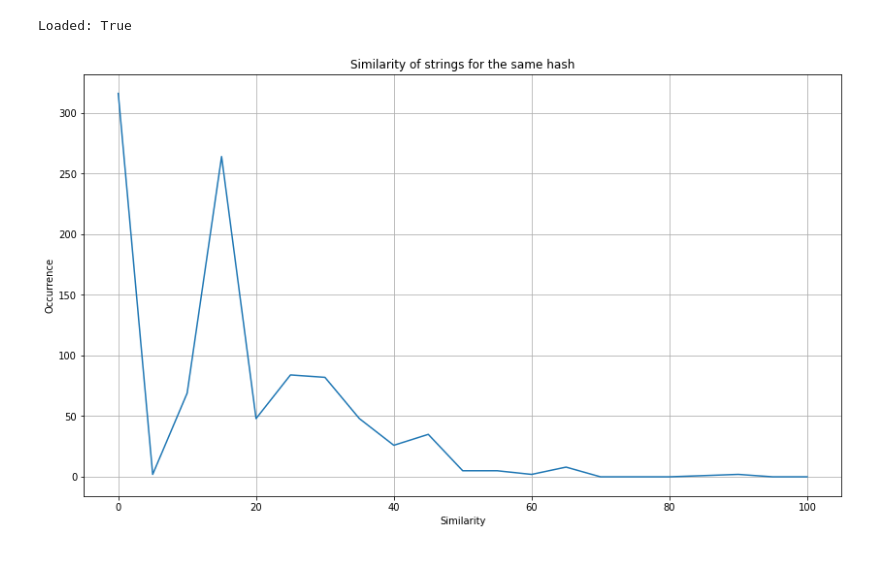
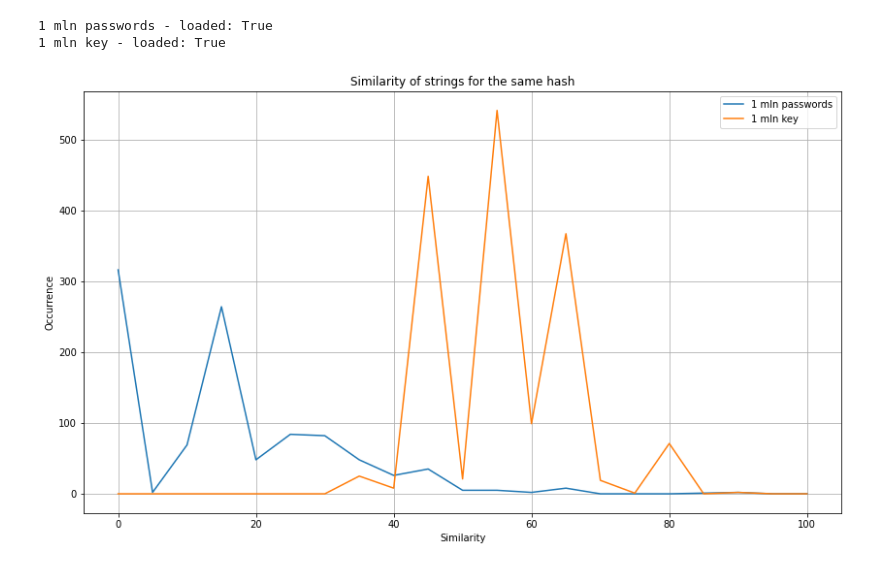
Before and after one commit to damianzim/kkvhash, a Jupyter notebook: ipynb/analyze.ipynb, the cells around one changed output. Saved outputs shown, nothing was run; the diff lists cells and outputs as text; code cells hidden in the pictures.

Commit message:
Plot a chart of similarities for specified modes

```diff
--- a/ipynb/analyze.ipynb
+++ b/ipynb/analyze.ipynb
@@ -8,20 +8,34 @@ plt.rcParams['figure.figsize'] = [14, 8]
 from python.analyzer import Analyzer
 from python.config import Mode
 
-analyzer = Analyzer(Mode.m1mln)
-print(f"Loaded: {analyzer.load()}")
+# analyzer = Analyzer(Mode.m1mln)
+# print(f"Loaded: {analyzer.load()}")
-# %% [output]
-Loaded: True
 # %%
 # Calculate similarity
 
-duplicates_similarity = analyzer.calc_similarity()
-if duplicates_similarity is not None:
-    similarity, occurrence = zip(*duplicates_similarity)
-    plt.title('Similarity of strings for the same hash')
-    plt.xlabel('Similarity')
-    plt.ylabel('Occurrence')
-    plt.grid(True)
-    plt.plot(similarity, occurrence)
+modes = {
+    Mode.m1mln: '1 mln passwords',
+    Mode.m1mln_key: '1 mln key',
+}
+
+plt.title('Similarity of strings for the same hash')
+plt.xlabel('Similarity')
+plt.ylabel('Occurrence')
+plt.grid(True)
+
+for mode, label in modes.items():
+    analyzer = Analyzer(mode)
+    loaded = analyzer.load()
+    print(f"{label} - loaded: {loaded}")
+    if loaded:
+        duplicates_similarity = analyzer.calc_similarity()
+        if duplicates_similarity is not None:
+            similarity, occurrence = zip(*duplicates_similarity)
+            plt.plot(similarity, occurrence, label=label)
+
+plt.legend()
+plt.show()
 # %% [output]
+1 mln passwords - loaded: True
+1 mln key - loaded: True
-[figure, old version]
+[figure, new version]
```
